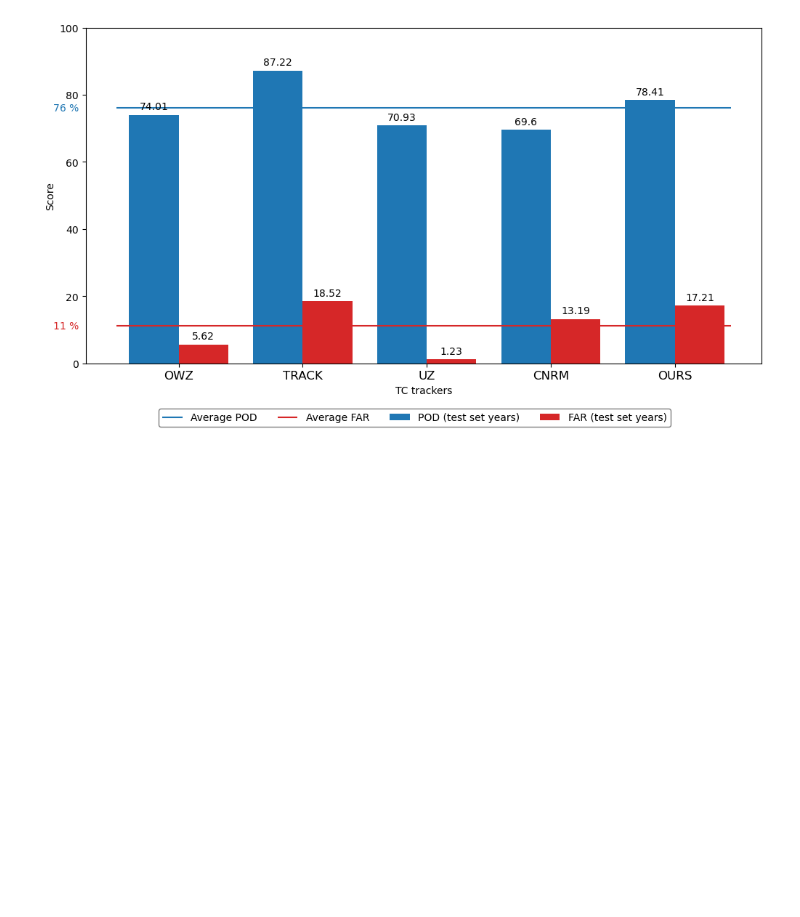
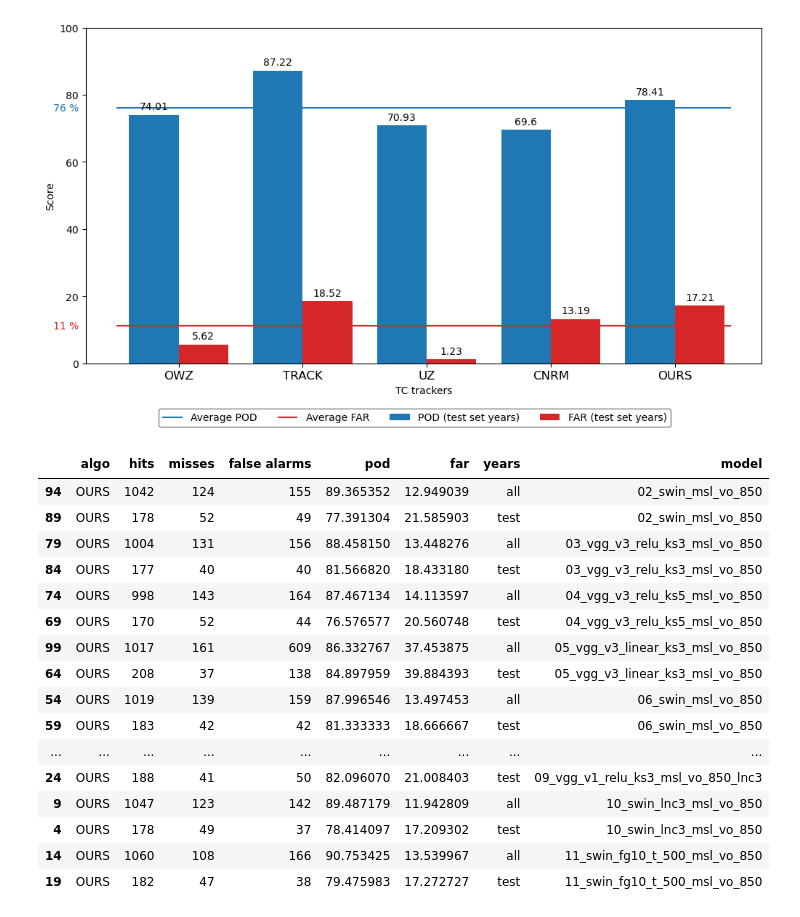
Before and after one commit to CMCC-Foundation/ml-tropical-cyclones-detection, a Jupyter notebook: notebook/figures/Fig_POD_FAR.ipynb, the cells around one changed output. Saved outputs shown, nothing was run; the diff lists cells and outputs as text; code cells hidden in the pictures; blank space fills up the shorter version.

```diff
--- a/notebook/figures/Fig_POD_FAR.ipynb
+++ b/notebook/figures/Fig_POD_FAR.ipynb
@@ -96,3 +96,25 @@ ax.legend(loc='upper left', markerscale=8, edgecolor='gray', framealpha=1, ncol=
 plt.show()
 # %% [output]
 [figure]
+# %%
+algo_results = pd.read_csv(algo_results_src, index_col=0)
+algo_results = algo_results[(algo_results['algo']=='OURS')].sort_values(by='years').sort_values(by='model')
+algo_results
+# %% [output]
+|  | algo | hits | misses | false alarms | pod | far | years | model |
+| 94 | OURS | 1042 | 124 | 155 | 89.365352 | 12.949039 | all | 02_swin_msl_vo_850 |
+| 89 | OURS | 178 | 52 | 49 | 77.391304 | 21.585903 | test | 02_swin_msl_vo_850 |
+| 79 | OURS | 1004 | 131 | 156 | 88.458150 | 13.448276 | all | 03_vgg_v3_relu_ks3_msl_vo_850 |
+| 84 | OURS | 177 | 40 | 40 | 81.566820 | 18.433180 | test | 03_vgg_v3_relu_ks3_msl_vo_850 |
+| 74 | OURS | 998 | 143 | 164 | 87.467134 | 14.113597 | all | 04_vgg_v3_relu_ks5_msl_vo_850 |
+| 69 | OURS | 170 | 52 | 44 | 76.576577 | 20.560748 | test | 04_vgg_v3_relu_ks5_msl_vo_850 |
+| 99 | OURS | 1017 | 161 | 609 | 86.332767 | 37.453875 | all | 05_vgg_v3_linear_ks3_msl_vo_850 |
+| 64 | OURS | 208 | 37 | 138 | 84.897959 | 39.884393 | test | 05_vgg_v3_linear_ks3_msl_vo_850 |
+| 54 | OURS | 1019 | 139 | 159 | 87.996546 | 13.497453 | all | 06_swin_msl_vo_850 |
+| 59 | OURS | 183 | 42 | 42 | 81.333333 | 18.666667 | test | 06_swin_msl_vo_850 |
+| ... | ... | ... | ... | ... | ... | ... | ... | ... |
+| 24 | OURS | 188 | 41 | 50 | 82.096070 | 21.008403 | test | 09_vgg_v1_relu_ks3_msl_vo_850_lnc3 |
+| 9 | OURS | 1047 | 123 | 142 | 89.487179 | 11.942809 | all | 10_swin_lnc3_msl_vo_850 |
+| 4 | OURS | 178 | 49 | 37 | 78.414097 | 17.209302 | test | 10_swin_lnc3_msl_vo_850 |
+| 14 | OURS | 1060 | 108 | 166 | 90.753425 | 13.539967 | all | 11_swin_fg10_t_500_msl_vo_850 |
+| 19 | OURS | 182 | 47 | 38 | 79.475983 | 17.272727 | test | 11_swin_fg10_t_500_msl_vo_850 |
```
Also changed, not shown: parts of 2 cells of this notebook, 2 other files.
